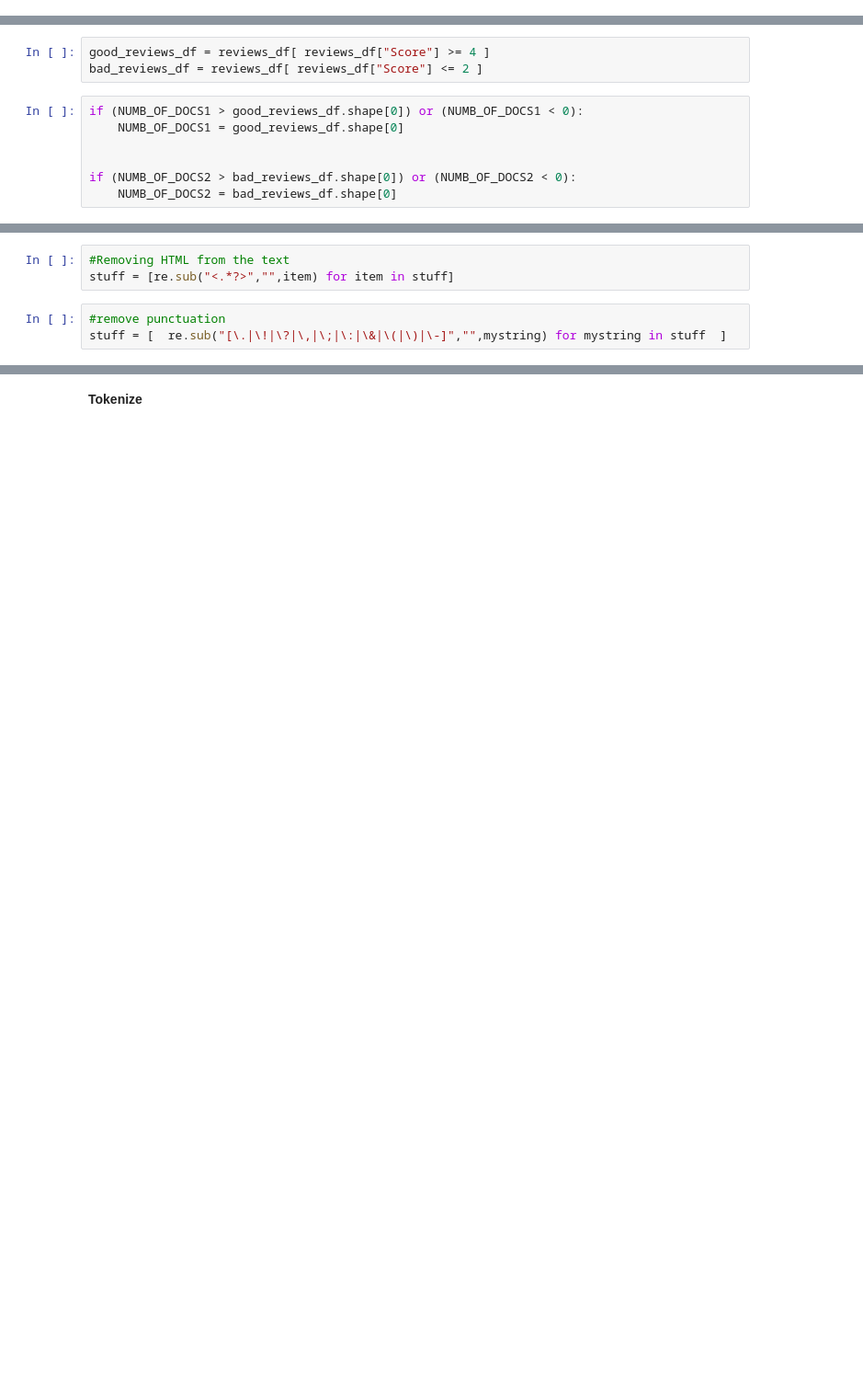
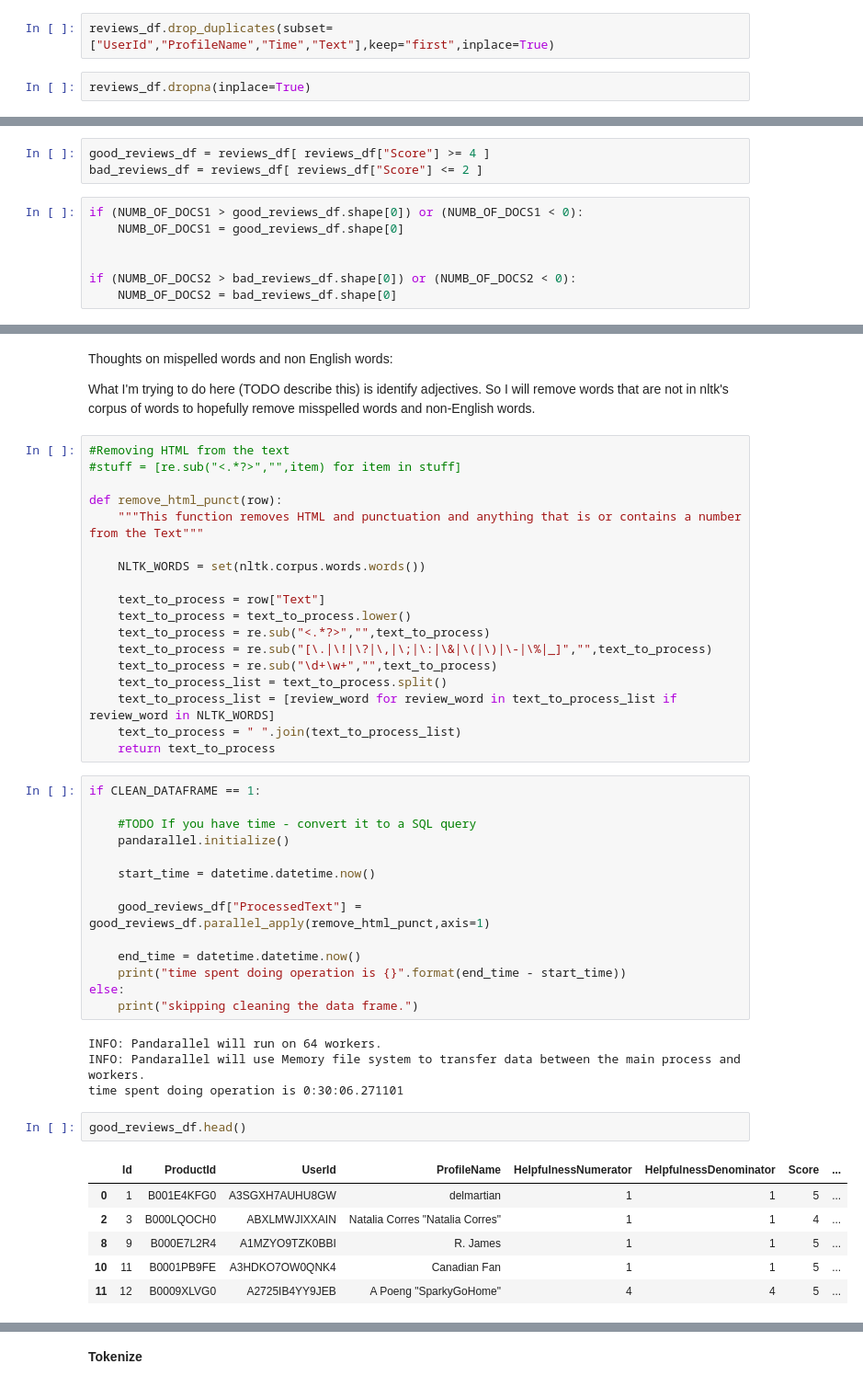
Before and after one commit to michael-a-green/Metis_Project4, a Jupyter notebook: Source/Project4_2.ipynb, the cells around one changed output, grey strips where cells are left out. Shown: that part at 92% size. Cells and saved outputs as stored; diff of their text form; blank space fills up the shorter version.

Commit message:
updates to notebook. Can process all good reviews in a reasonable time

```diff
--- a/Source/Project4_2.ipynb
+++ b/Source/Project4_2.ipynb
@@ -108,0 +132,4 @@ Name: Score, dtype: int64
+# %%
+reviews_df.drop_duplicates(subset=["UserId","ProfileName","Time","Text"],keep="first",inplace=True)
+# %%
+reviews_df.dropna(inplace=True)
@@ -133,6 +166,49 @@ stuff =list(good_reviews_df.Text.head(NUMB_OF_DOCS1))
-# %%
-#Removing HTML from the text
-stuff = [re.sub("<.*?>","",item) for item in stuff]
-# %%
-#remove punctuation
-stuff = [  re.sub("[\.|\!|\?|\,|\;|\:|\&|\(|\)|\-]","",mystring) for mystring in stuff  ]
+# %% [markdown]
+Thoughts on mispelled words and non English words:
+
+What I'm trying to do here (TODO describe this) is identify adjectives. So I will remove words that are not in nltk's corpus of words to hopefully remove misspelled words and non-English words.
+# %%
+#Removing HTML from the text
+#stuff = [re.sub("<.*?>","",item) for item in stuff]
+
+def remove_html_punct(row):
+    """This function removes HTML and punctuation and anything that is or contains a number from the Text"""
+
+    NLTK_WORDS = set(nltk.corpus.words.words())
+
+    text_to_process = row["Text"]
+    text_to_process = text_to_process.lower()
+    text_to_process = re.sub("<.*?>","",text_to_process)
+    text_to_process = re.sub("[\.|\!|\?|\,|\;|\:|\&|\(|\)|\-|\%|_]","",text_to_process)
+    text_to_process = re.sub("\d+\w+","",text_to_process)
+    text_to_process_list = text_to_process.split()
+    text_to_process_list = [review_word for review_word in text_to_process_list if review_word in NLTK_WORDS]
+    text_to_process = " ".join(text_to_process_list)
+    return text_to_process
+# %%
+if CLEAN_DATAFRAME == 1:
+
+    #TODO If you have time - convert it to a SQL query
+    pandarallel.initialize()
+
+    start_time = datetime.datetime.now()
+
+    good_reviews_df["ProcessedText"] = good_reviews_df.parallel_apply(remove_html_punct,axis=1)
+
+    end_time = datetime.datetime.now()
+    print("time spent doing operation is {}".format(end_time - start_time))
+else:
+    print("skipping cleaning the data frame.")
+# %% [output]
+INFO: Pandarallel will run on 64 workers.
+INFO: Pandarallel will use Memory file system to transfer data between the main process and workers.
+time spent doing operation is 0:30:06.271101
+# %%
+good_reviews_df.head()
+# %% [output]
+|  | Id | ProductId | UserId | ProfileName | HelpfulnessNumerator | HelpfulnessDenominator | Score | ... |
+| 0 | 1 | B001E4KFG0 | A3SGXH7AUHU8GW | delmartian | 1 | 1 | 5 | ... |
+| 2 | 3 | B000LQOCH0 | ABXLMWJIXXAIN | Natalia Corres "Natalia Corres" | 1 | 1 | 4 | ... |
+| 8 | 9 | B000E7L2R4 | A1MZYO9TZK0BBI | R. James | 1 | 1 | 5 | ... |
+| 10 | 11 | B0001PB9FE | A3HDKO7OW0QNK4 | Canadian Fan | 1 | 1 | 5 | ... |
+| 11 | 12 | B0009XLVG0 | A2725IB4YY9JEB | A Poeng "SparkyGoHome" | 4 | 4 | 5 | ... |
```
Also changed, not shown: parts of 49 cells of this notebook.
